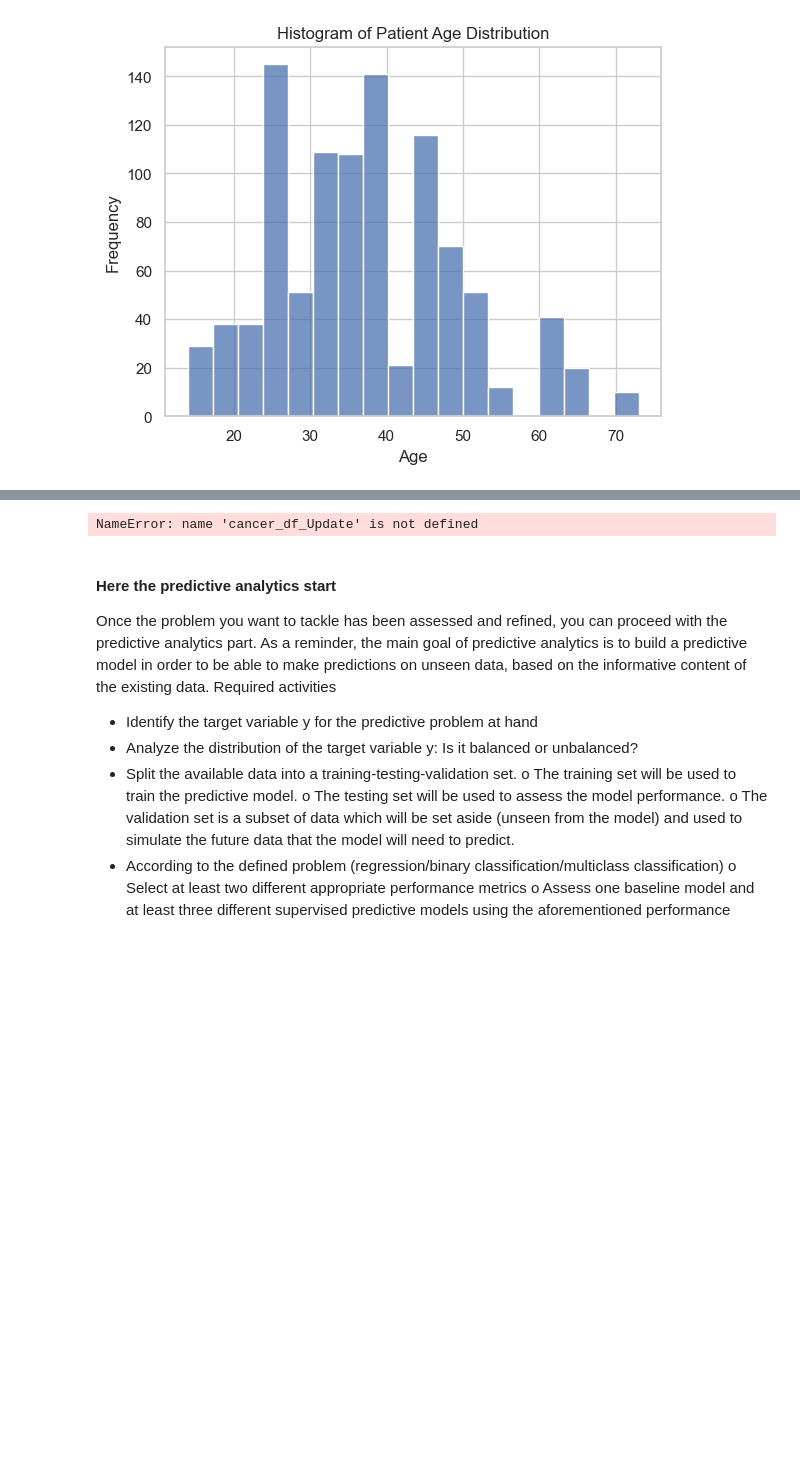
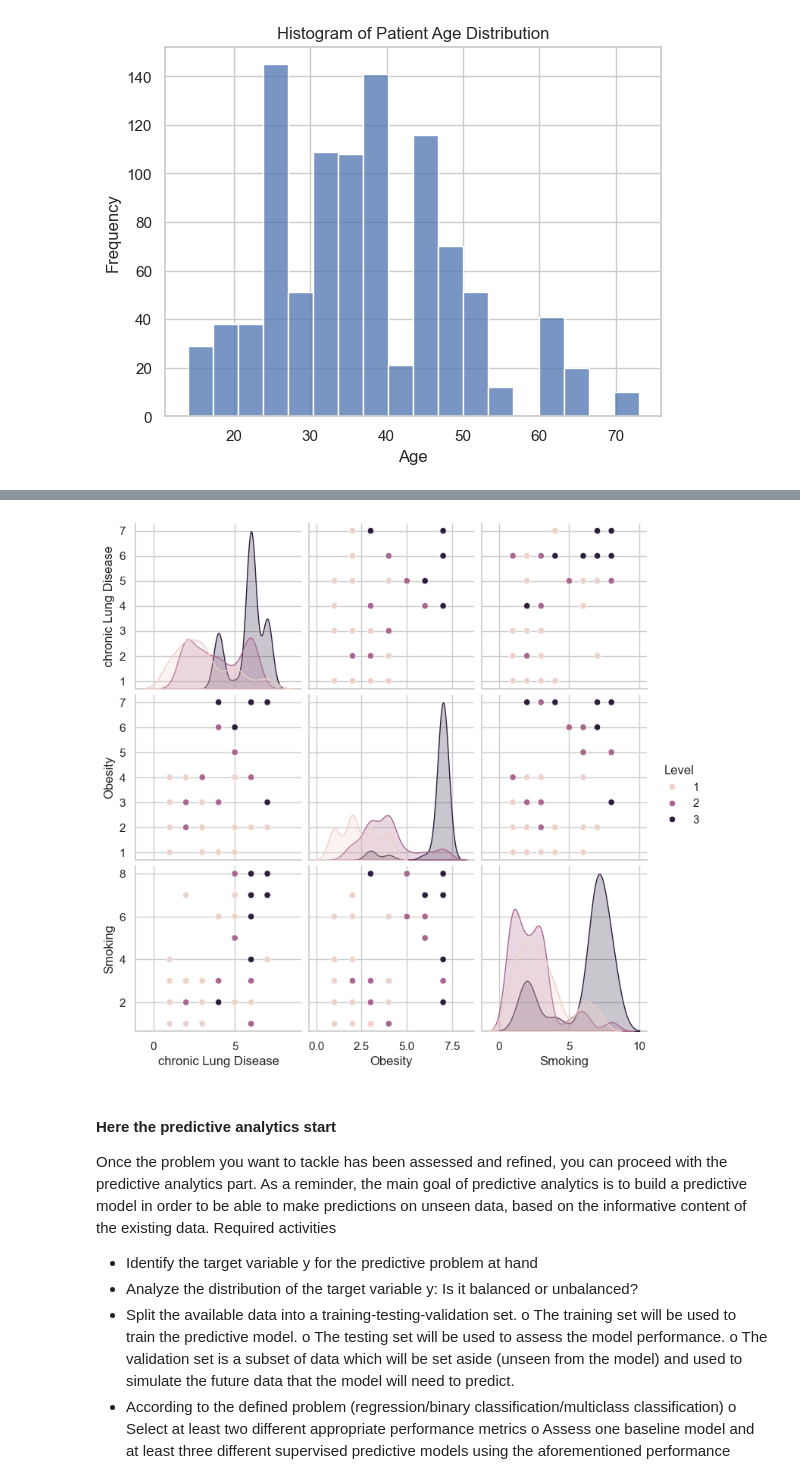
Before and after one commit to tewhol/Responsible_Data_Analysis_Group_1, a Jupyter notebook: model.ipynb, the cells around one changed output, grey strips where cells are left out. Drawn from its saved outputs; the diff is of its cells as text; code cells hidden in the pictures; blank space fills up the shorter version.

```diff
--- a/model.ipynb
+++ b/model.ipynb
@@ -621,10 +622,10 @@ NameError: name 'cancer_df_update' is not defined
 # %%
 # Example: Pair plot for a subset of health factors
-subset = cancer_df_Update[['chronic Lung Disease', 'Obesity', 'Smoking', 'Level']]
+subset = cancer_df_update[['chronic Lung Disease', 'Obesity', 'Smoking', 'Level']]
 sns.pairplot(subset, hue='Level')
 plt.show()
 # %% [output]
-NameError: name 'cancer_df_Update' is not defined
+[figure, added]
 # %% [markdown]
 #### Here the predictive analytics start
 Once the problem you want to tackle has been assessed and refined, you can proceed with the predictive analytics part. As a reminder, the main goal of predictive analytics is to build a predictive model in order to be able to make predictions on unseen data, based on the informative content of the existing data.
```
Also changed, not shown: parts of 7 cells of this notebook.
